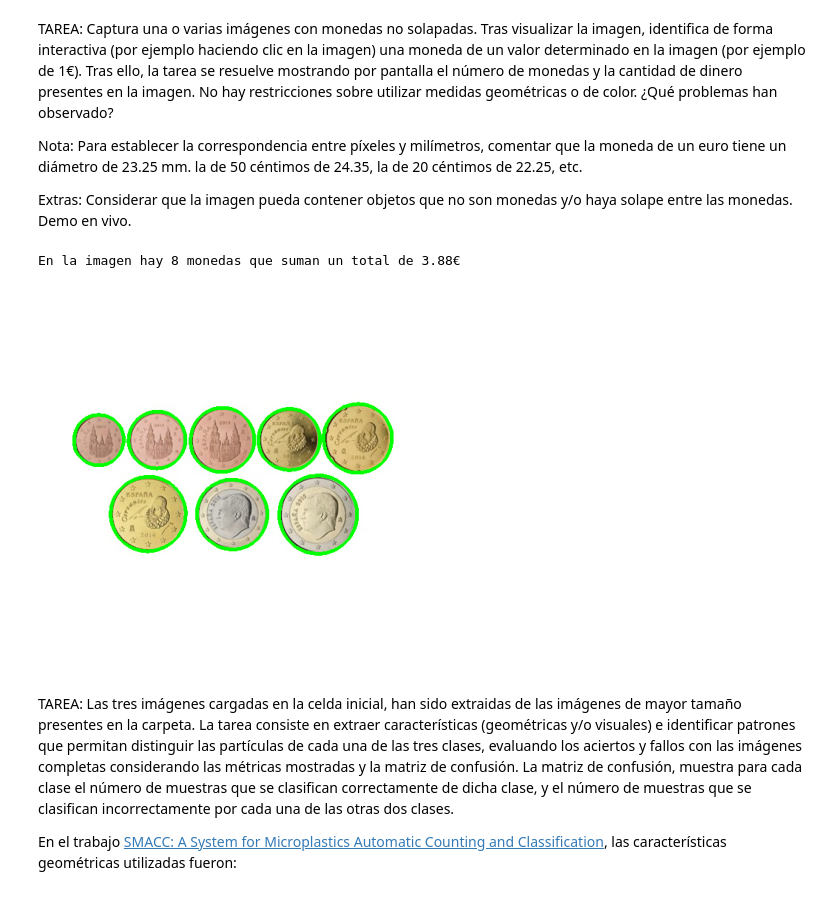
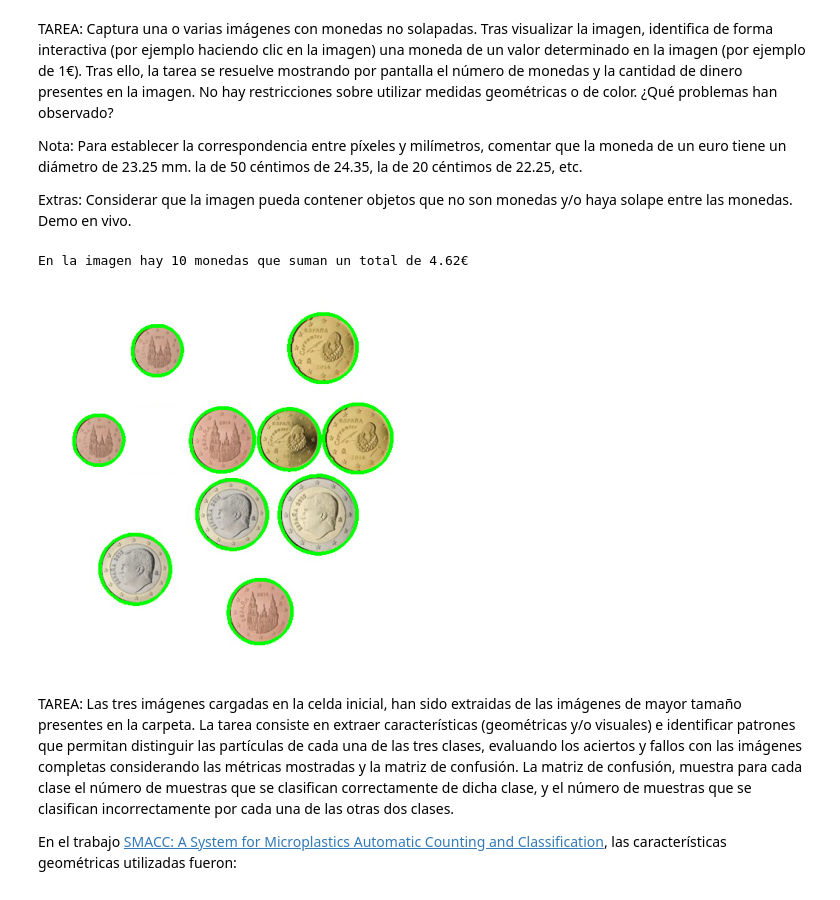
Before and after one commit to VisionPorComputador-G17/P3, a Jupyter notebook: VC_P3.ipynb, the cells around one changed output. Cells and saved outputs as stored; diff of their text form; code cells hidden in the pictures.

Commit message:
Cambiado README y añadida nueva imagen de monedas.

```diff
--- a/VC_P3.ipynb
+++ b/VC_P3.ipynb
@@ -18,18 +18,23 @@ Nota: Para establecer la correspondencia entre píxeles y milímetros, comentar
 
 Extras: Considerar que la imagen pueda contener objetos que no son monedas y/o haya solape entre las monedas. Demo en vivo.
 # %%
-img = cv2.imread('Monedas2.jpg')
+# Preprocesado
+
+img = cv2.imread('Monedas3.jpg')
 img_rgb = cv2.cvtColor(img, cv2.COLOR_BGR2RGB)
 img_hsv = cv2.cvtColor(img_rgb, cv2.COLOR_RGB2HSV)
 img_gris = cv2.cvtColor(img_rgb, cv2.COLOR_RGB2GRAY)
+img_ggris = cv2.GaussianBlur(img_gris, (7, 7), 0)
 
-img_ggris = cv2.GaussianBlur(img_gris, (7, 7), 0)
+# Detección de contornos
 
 th,img_th = cv2.threshold(img_ggris,0,255,cv2.THRESH_BINARY_INV+cv2.THRESH_OTSU)
 
 contornos, hierarchy = cv2.findContours(img_th, cv2.RETR_EXTERNAL, cv2.CHAIN_APPROX_SIMPLE)
 
 cv2.drawContours(img_rgb, contornos, -1, (0, 255, 0), 3)
+
+# Selección de radio de referencia
 
 selected_radius = None
 
@@ -58,6 +63,8 @@ if selected_radius:
 
 money_amount = 0
 tolerance = 3
+
+# Detección de monedas según radio y color.
 
 def get_avg_color(contornos, img_hsv):
     mask = np.zeros(img_hsv.shape[:2], dtype=np.uint8)
@@ -78,36 +85,36 @@ def classify_color_hsv(avg_color):
 coins_count = 0
 
 for c in contornos:
     area = cv2.contourArea(c)
     if area > 10:
         (cx, cy), radio = cv2.minEnclosingCircle(c)
         coins_count += 1
     else:
         continue
 
     diameter = radio * 2
     detected = False
 
     avg_color = get_avg_color(c, img_hsv)
     color = classify_color_hsv(avg_color)
 
     for coin_diameter, coin_value, coin_color in zip(coins_diameter, coins_value, coins_color):
         if abs(diameter - ratio * coin_diameter) < tolerance:
             money_amount += coin_value
             detected = True
             break
 
     if not detected:
         money_amount += coins_value[-1]
 
-print(f"En la imagen hay {coins_count} monedas que suman un total de {money_amount}€")
+print(f"En la imagen hay {coins_count} monedas que suman un total de {round(money_amount, 2)}€")
 plt.imshow(img_rgb)
 plt.axis("off")
 
 cv2.destroyAllWindows()
 # %% [output]
-En la imagen hay 8 monedas que suman un total de 3.88€
+En la imagen hay 10 monedas que suman un total de 4.62€
-[figure, old version]
+[figure, new version]
 # %% [markdown]
 TAREA: Las tres imágenes cargadas en la celda inicial, han sido extraidas de las imágenes de mayor tamaño presentes en la carpeta. La tarea consiste en extraer características (geométricas y/o visuales) e identificar patrones que permitan distinguir las partículas de cada una de las tres clases, evaluando los aciertos y fallos con las imágenes completas considerando las métricas mostradas y la matriz de confusión. La matriz de confusión, muestra para cada clase el número de muestras que se clasifican correctamente de dicha clase, y el número de muestras que se clasifican incorrectamente por cada una de las otras dos clases.
 
```
Also changed, not shown: 2 other files.
